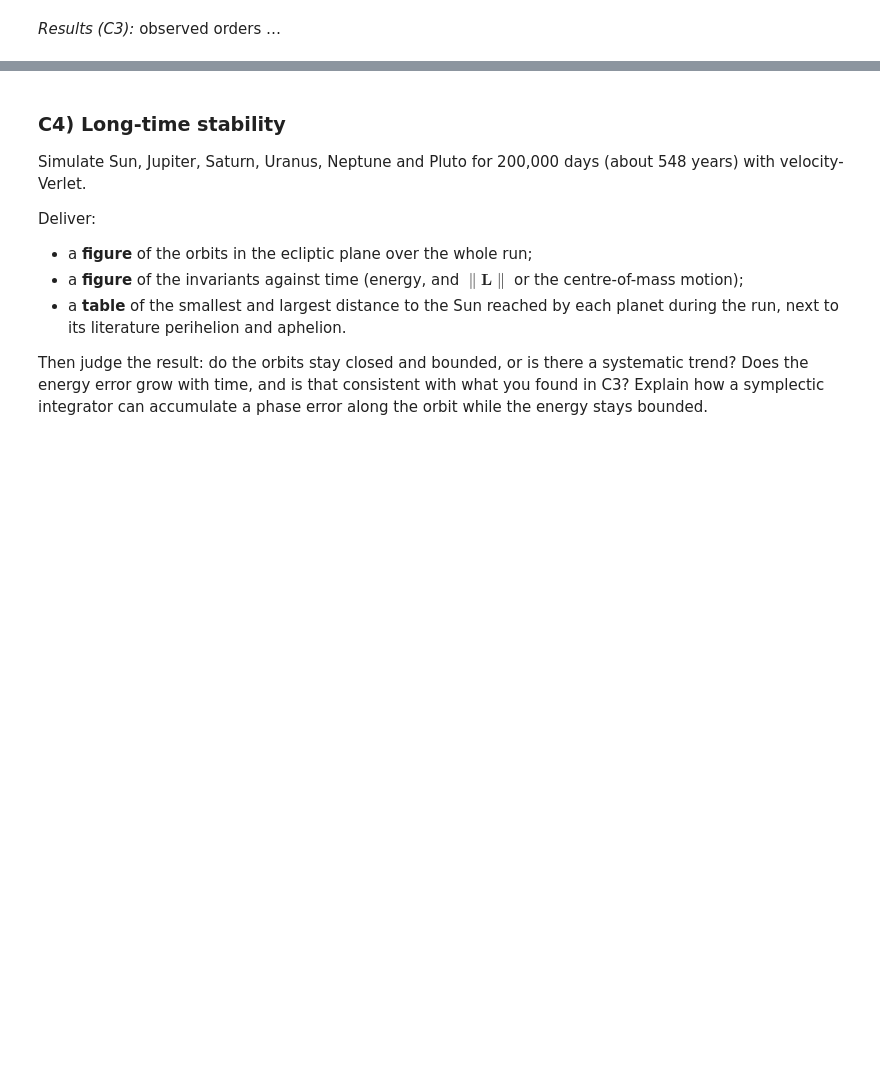
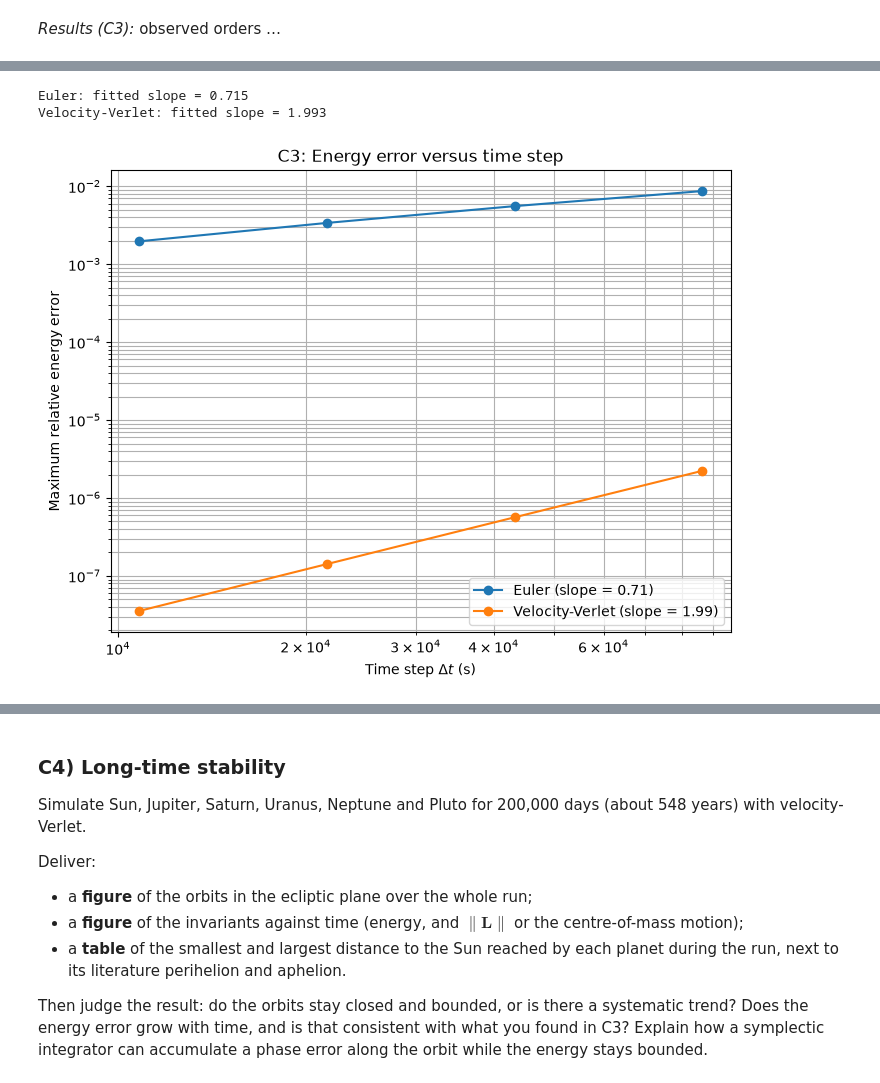
Before and after one commit to datomic117/Particle_based_simulations, a Jupyter notebook: Assignment_1/Submission/A1.ipynb, the cells around one changed output, grey strips where cells are left out. Drawn from its saved outputs; the diff is of its cells as text; code cells hidden in the pictures; blank space fills up the shorter version.

```diff
--- a/Assignment_1/Submission/A1.ipynb
+++ b/Assignment_1/Submission/A1.ipynb
@@ -943,0 +1028,33 @@ of the way you wrote the force loop?
+# %%
+# C3: energy error versus time step
+
+plt.figure(figsize=(8, 6))
+
+for integrator in ["Euler", "Velocity-Verlet"]:
+    subset = results_df[results_df["Integrator"] == integrator]
+
+    x = subset["dt (s)"].to_numpy()
+    y = subset["Max relative E drift"].to_numpy()
+
+    # Fit log(y) = p log(dt) + intercept
+    slope, intercept = np.polyfit(np.log(x), np.log(y), 1)
+
+    plt.loglog(
+        x,
+        y,
+        "o-",
+        label=f"{integrator} (slope = {slope:.2f})"
+    )
+
+    print(f"{integrator}: fitted slope = {slope:.3f}")
+
+plt.xlabel(r"Time step $\Delta t$ (s)")
+plt.ylabel("Maximum relative energy error")
+plt.title("C3: Energy error versus time step")
+plt.legend()
+plt.grid(True, which="both")
+plt.show()
+# %% [output]
+Euler: fitted slope = 0.715
+Velocity-Verlet: fitted slope = 1.993
+[figure, added]
```
Also changed, not shown: parts of 3 cells of this notebook, 8 other files.
